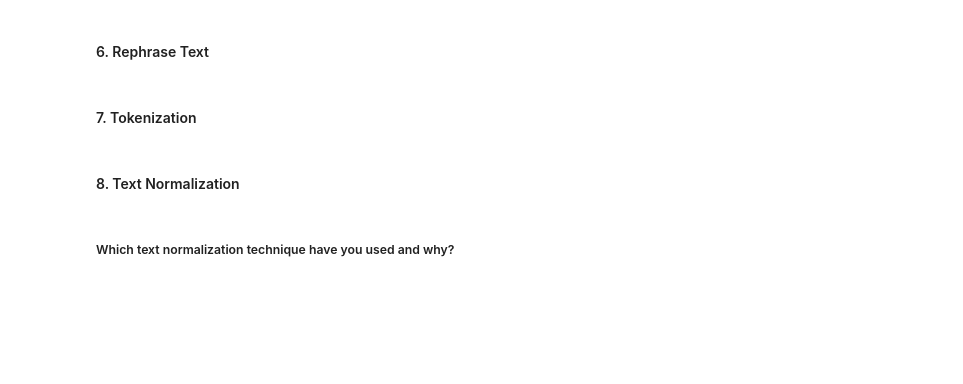
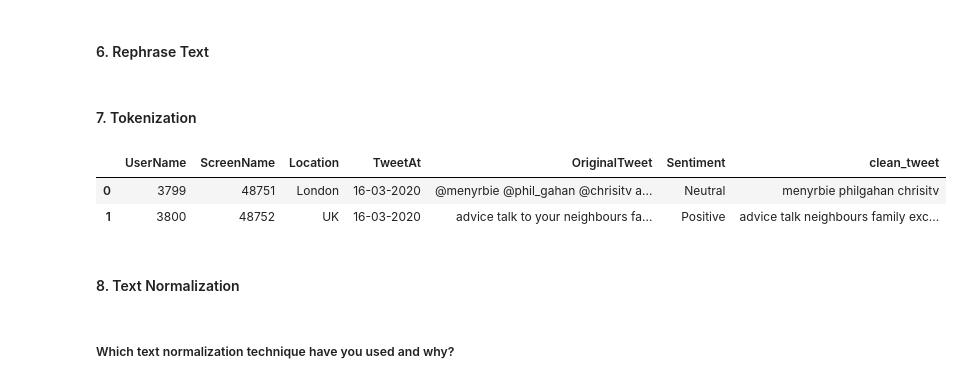
Before and after one commit to Ashif-khan033/coronavirus_tweets_sentiment_analysis, a Jupyter notebook: coronavirus_tweets_sentiment_analysis.ipynb, the cells around one changed output. Cells and saved outputs as stored; diff of their text form; code cells hidden in the pictures; blank space fills up the shorter version.

```diff
--- a/coronavirus_tweets_sentiment_analysis.ipynb
+++ b/coronavirus_tweets_sentiment_analysis.ipynb
@@ -747,0 +827,6 @@ Answer Here.
+# %%
+from nltk.corpus import stopwords
+stop = stopwords.words('english')
+
+# Exclude stopwords with Python's list comprehension and pandas.DataFrame.apply.
+tweet['clean_tweet'] = tweet['clean_tweet'].apply(lambda x: ' '.join([word for word in x.split() if word not in (stop)]))
@@ -758,3 +863,9 @@ Answer Here.
+# %%
+tweet.head(2)
+# %% [output]
+|  | UserName | ScreenName | Location | TweetAt | OriginalTweet | Sentiment | clean_tweet |
+| 0 | 3799 | 48751 | London | 16-03-2020 | @menyrbie @phil_gahan @chrisitv a... | Neutral | menyrbie philgahan chrisitv |
+| 1 | 3800 | 48752 | UK | 16-03-2020 | advice talk to your neighbours fa... | Positive | advice talk neighbours family exc... |
 # %% [markdown]
 #### 8. Text Normalization
 # %%
```
Also changed, not shown: parts of 16 cells of this notebook.
